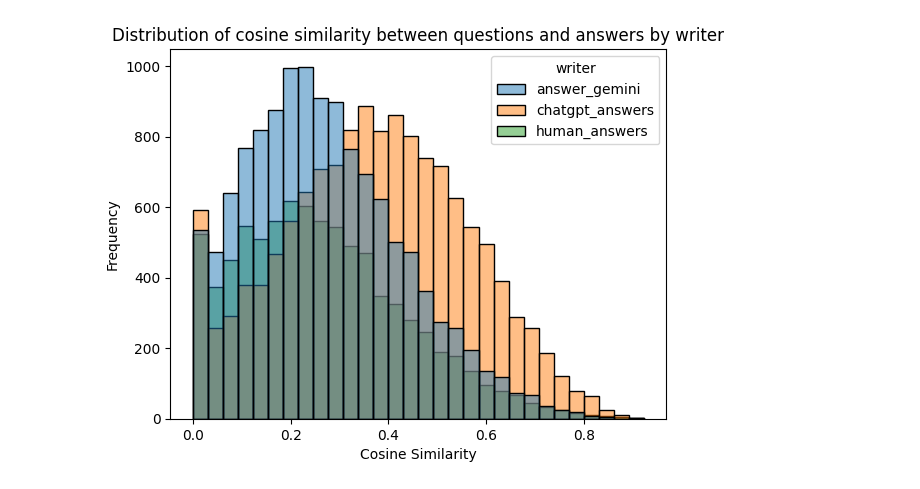
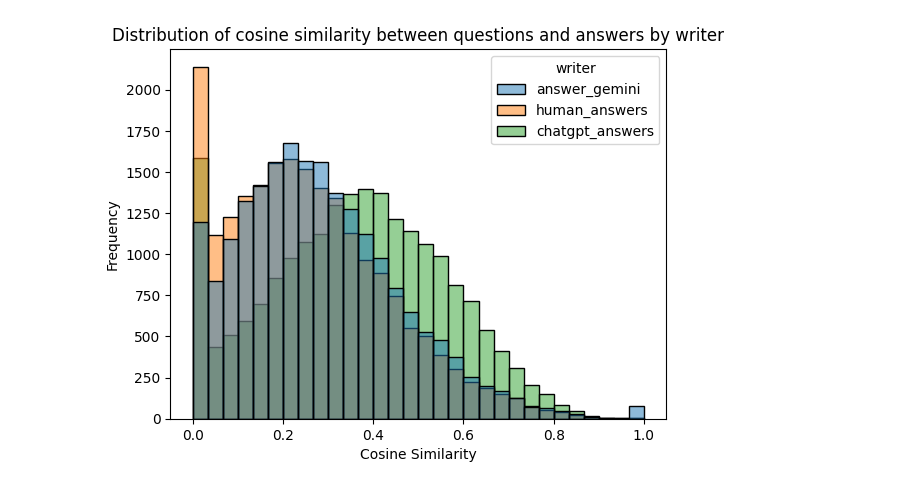
Before and after one commit to Idokopilov/magshimim-final-project, a Jupyter notebook: basedgabiEDA.ipynb, the cells around one changed output. Drawn from its saved outputs; the diff is of its cells as text; code cells hidden in the pictures.

```diff
--- a/basedgabiEDA.ipynb
+++ b/basedgabiEDA.ipynb
@@ -20,3 +13,13 @@ df
+# %%
+df['question_clean'] = (
+    df['question']
+    .str.replace(r'\\n|\\r', ' ', regex=True)
+    .str.replace(r'\r\n|\r|\n', ' ', regex=True)
+    .str.replace(r'^\\+\s*|^\s*[\["\']+|[\]"\']+\s*$', '', regex=True)
+    .str.replace(r'\s{2,}', ' ', regex=True)
+)
+
+df['question_clean'] = df['question_clean'].str.replace(r'^\\+\s*', '', regex=True)
 # %%
 df['answer_clean'] = (
     df['answer']
@@ -75,6 +78,6 @@ import pandas as pd
 import numpy as np
 
 vectorizer = TfidfVectorizer(max_features=5000, ngram_range=(1,2), stop_words='english')
-tfidf_matrix = vectorizer.fit_transform(df_length_controlled['answer'])
+tfidf_matrix = vectorizer.fit_transform(df['answer'])
 tfidf_scores = tfidf_matrix.mean(axis=1)
 # %%
@@ -89,11 +92,11 @@ df_length_controlled.head()
 # %%
 from sklearn.metrics.pairwise import cosine_similarity
 
-question_vecs = vectorizer.fit_transform(df_length_controlled['question'])
-answer_vecs = vectorizer.transform(df_length_controlled['answer'])
+question_vecs = vectorizer.fit_transform(df['question'])
+answer_vecs = vectorizer.transform(df['answer_clean'])
 
-df_length_controlled['cosine_sim'] = [
+df['cosine_sim'] = [
     cosine_similarity(question_vecs[i], answer_vecs[i])[0][0]
-    for i in range(len(df_length_controlled))
+    for i in range(len(df))
 ]
 # %%
@@ -108,11 +111,12 @@ df_length_controlled.head()
 # %%
 import matplotlib.pyplot as plt
 import seaborn as sns
 
-sns.histplot(data = df_length_controlled, x = 'cosine_sim', hue = 'writer', bins=30)
+
+sns.histplot(data = df, x = 'cosine_sim', hue = 'writer', hue_order=['answer_gemini', 'human_answers', 'chatgpt_answers'], bins=30)
 plt.xlabel('Cosine Similarity')
 plt.ylabel('Frequency')
 plt.title('Distribution of cosine similarity between questions and answers by writer')
 plt.show()
 # %% [output]
-[figure, old version]
+[figure, new version]
```
Also changed, not shown: parts of 10 cells of this notebook.
